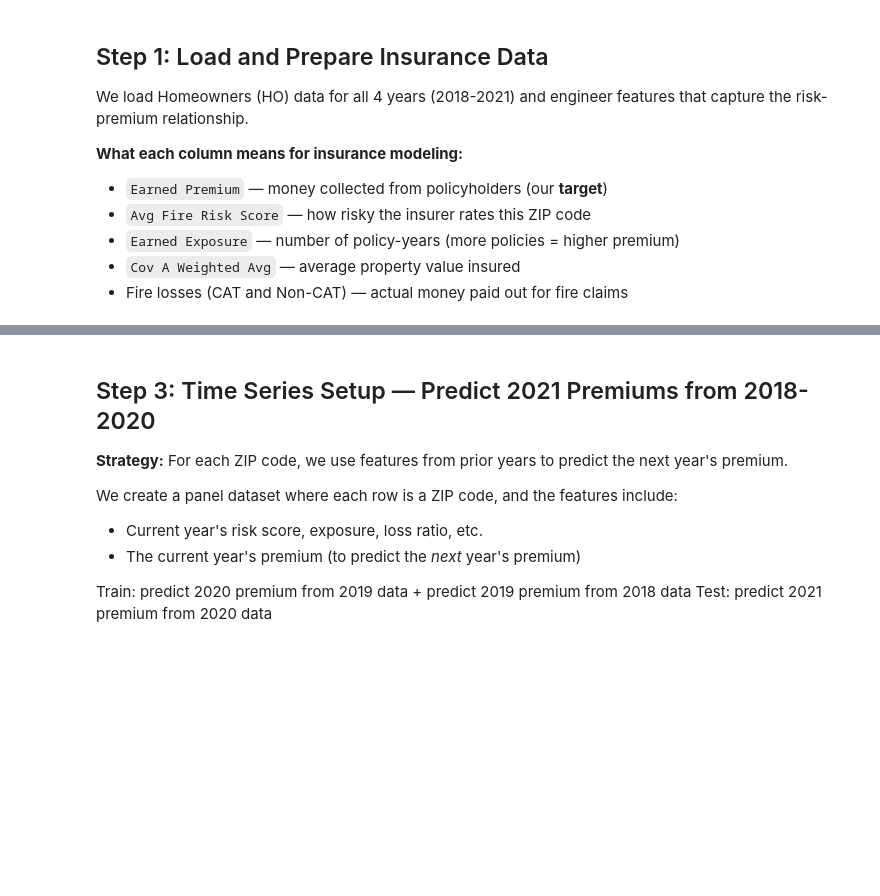
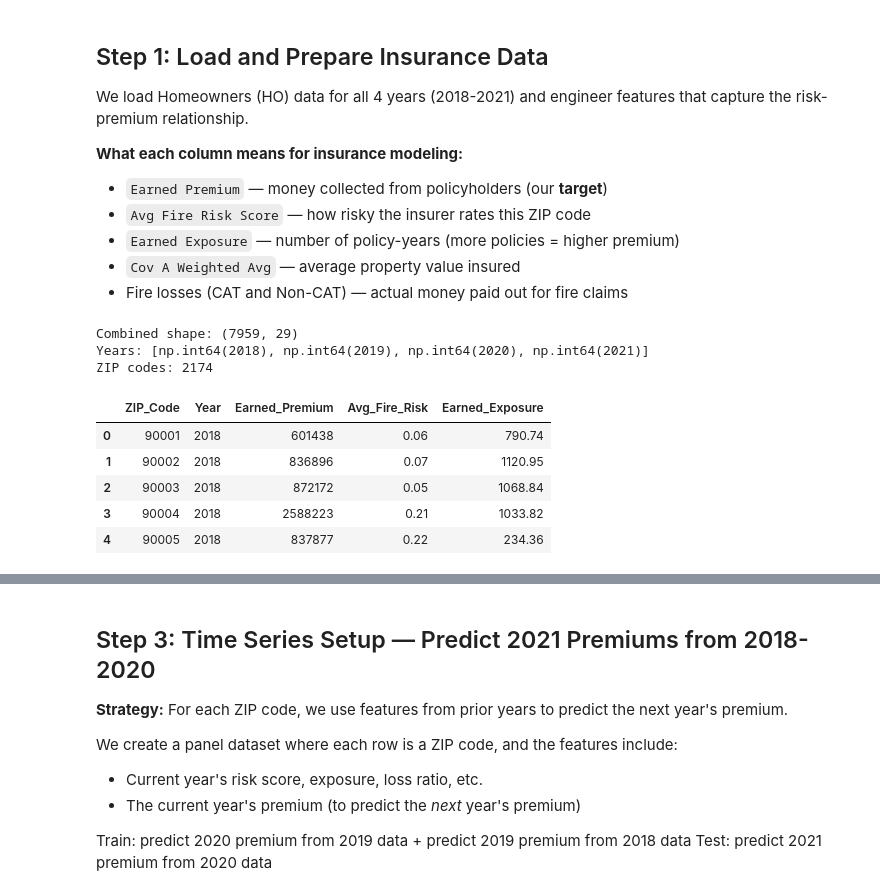
Before and after one commit to Priti0427/Quantum-Sustainability-Challenge, a Jupyter notebook: notebooks/02_Task2_Insurance_QML.ipynb, the cells around one changed output, grey strips where cells are left out. Saved outputs shown, nothing was run; the diff lists cells and outputs as text; code cells hidden in the pictures; blank space fills up the shorter version.

```diff
--- a/notebooks/02_Task2_Insurance_QML.ipynb
+++ b/notebooks/02_Task2_Insurance_QML.ipynb
@@ -67,32 +69,54 @@ insurance = pd.concat([ho_2018, ho_2019, ho_2020, ho_2021], ignore_index=True)
 # Standardize key column names
 col_map = {}
 for c in insurance.columns:
     cl = c.lower()
     if 'earned premium' in cl: col_map[c] = 'Earned_Premium'
     elif 'earned exposure' in cl: col_map[c] = 'Earned_Exposure'
     elif 'fire risk score' in cl and 'number' not in cl: col_map[c] = 'Avg_Fire_Risk'
     elif 'cov a' in cl and 'weight' in cl: col_map[c] = 'Cov_A_Avg'
     elif 'cov c' in cl and 'weight' in cl: col_map[c] = 'Cov_C_Avg'
     elif 'negligible' in cl: col_map[c] = 'Risk_Negligible'
     elif 'low fire' in cl: col_map[c] = 'Risk_Low'
     elif 'moderate fire' in cl: col_map[c] = 'Risk_Moderate'
     elif 'high fire' in cl and 'very' not in cl: col_map[c] = 'Risk_High'
     elif 'very high' in cl: col_map[c] = 'Risk_VeryHigh'
     elif 'non-cat' in cl and 'cov a fire' in cl and 'incurred' in cl: col_map[c] = 'NonCAT_A_Fire_Loss'
     elif 'non-cat' in cl and 'cov a fire' in cl and 'claims' in cl: col_map[c] = 'NonCAT_A_Fire_Claims'
+    elif 'non-cat' in cl and 'cov a smoke' in cl and 'incurred' in cl: col_map[c] = 'NonCAT_A_Smoke_Loss'
+    elif 'non-cat' in cl and 'cov a smoke' in cl and 'claims' in cl: col_map[c] = 'NonCAT_A_Smoke_Claims'
+    elif 'non-cat' in cl and 'cov c fire' in cl and 'incurred' in cl: col_map[c] = 'NonCAT_C_Fire_Loss'
+    elif 'non-cat' in cl and 'cov c fire' in cl and 'claims' in cl: col_map[c] = 'NonCAT_C_Fire_Claims'
+    elif 'non-cat' in cl and 'cov c smoke' in cl and 'incurred' in cl: col_map[c] = 'NonCAT_C_Smoke_Loss'
+    elif 'non-cat' in cl and 'cov c smoke' in cl and 'claims' in cl: col_map[c] = 'NonCAT_C_Smoke_Claims'
     elif 'cat' in cl and 'cov a fire' in cl and 'incurred' in cl and 'non' not in cl: col_map[c] = 'CAT_A_Fire_Loss'
     elif 'cat' in cl and 'cov a fire' in cl and 'claims' in cl and 'non' not in cl: col_map[c] = 'CAT_A_Fire_Claims'
+    elif 'cat' in cl and 'cov a smoke' in cl and 'incurred' in cl and 'non' not in cl: col_map[c] = 'CAT_A_Smoke_Loss'
+    elif 'cat' in cl and 'cov a smoke' in cl and 'claims' in cl and 'non' not in cl: col_map[c] = 'CAT_A_Smoke_Claims'
+    elif 'cat' in cl and 'cov c fire' in cl and 'incurred' in cl and 'non' not in cl: col_map[c] = 'CAT_C_Fire_Loss'
+    elif 'cat' in cl and 'cov c fire' in cl and 'claims' in cl and 'non' not in cl: col_map[c] = 'CAT_C_Fire_Claims'
+    elif 'cat' in cl and 'cov c smoke' in cl and 'incurred' in cl and 'non' not in cl: col_map[c] = 'CAT_C_Smoke_Loss'
+    elif 'cat' in cl and 'cov c smoke' in cl and 'claims' in cl and 'non' not in cl: col_map[c] = 'CAT_C_Smoke_Claims'
 
 insurance = insurance.rename(columns=col_map)
 
 # Convert to numeric
+loss_claim_cols = [c for c in insurance.columns if c.startswith(('NonCAT_', 'CAT_'))]
 for col in ['Earned_Premium', 'Earned_Exposure', 'Avg_Fire_Risk', 'Cov_A_Avg', 'Cov_C_Avg',
-            'Risk_Negligible', 'Risk_Low', 'Risk_Moderate', 'Risk_High', 'Risk_VeryHigh',
-            'NonCAT_A_Fire_Loss', 'NonCAT_A_Fire_Claims', 'CAT_A_Fire_Loss', 'CAT_A_Fire_Claims']:
+            'Risk_Negligible', 'Risk_Low', 'Risk_Moderate', 'Risk_High', 'Risk_VeryHigh'] + loss_claim_cols:
     if col in insurance.columns:
         insurance[col] = pd.to_numeric(insurance[col], errors='coerce')
 
 print(f"Combined shape: {insurance.shape}")
 print(f"Years: {sorted(insurance['Year'].unique())}")
 print(f"ZIP codes: {insurance['ZIP_Code'].nunique()}")
 insurance[['ZIP_Code', 'Year', 'Earned_Premium', 'Avg_Fire_Risk', 'Earned_Exposure']].head()
+# %% [output]
+Combined shape: (7959, 29)
+Years: [np.int64(2018), np.int64(2019), np.int64(2020), np.int64(2021)]
+ZIP codes: 2174
+|  | ZIP_Code | Year | Earned_Premium | Avg_Fire_Risk | Earned_Exposure |
+| 0 | 90001 | 2018 | 601438 | 0.06 | 790.74 |
+| 1 | 90002 | 2018 | 836896 | 0.07 | 1120.95 |
+| 2 | 90003 | 2018 | 872172 | 0.05 | 1068.84 |
+| 3 | 90004 | 2018 | 2588223 | 0.21 | 1033.82 |
+| 4 | 90005 | 2018 | 837877 | 0.22 | 234.36 |
```
Also changed, not shown: parts of 20 cells of this notebook, 55 other files.
